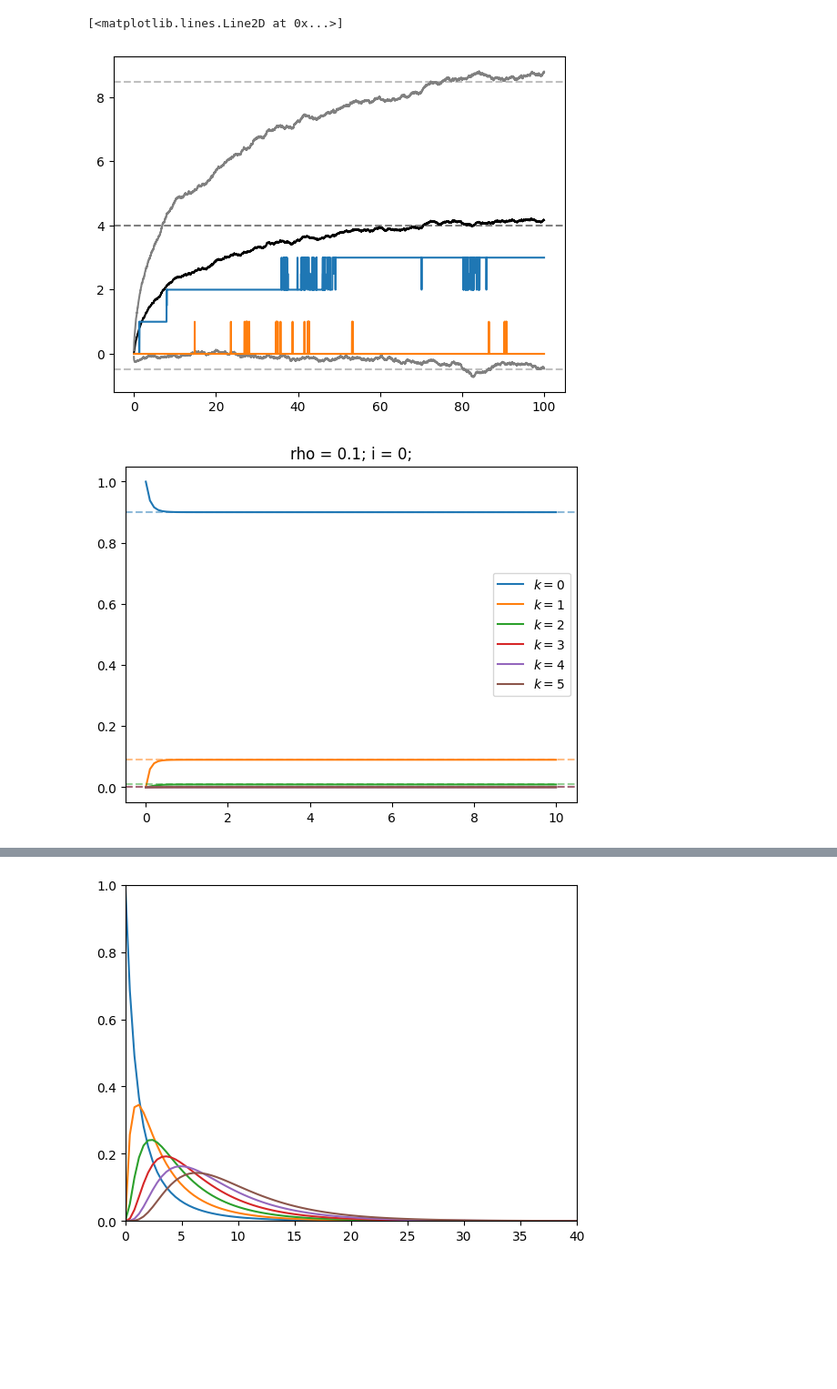
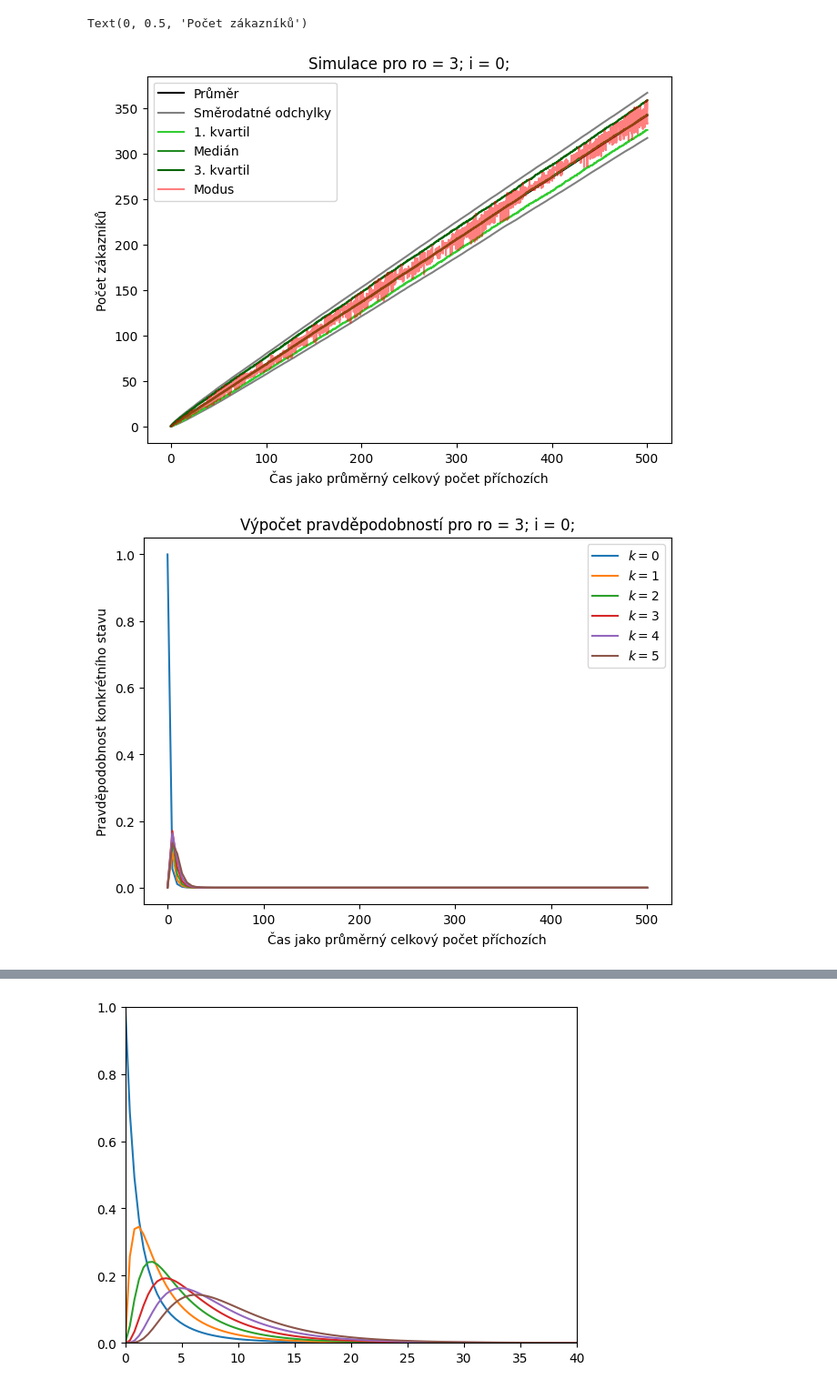
Before and after one commit to Dxlaby/SOC2025, a Jupyter notebook: graphs_p_k.ipynb, the cells around one changed output, grey strips where cells are left out. Shown at 91% size. Drawn from its saved outputs; the diff is of its cells as text; code cells hidden in the pictures; blank space fills up the shorter version.

Commit message:
Adding simulation and graphs

```diff
--- a/graphs_p_k.ipynb
+++ b/graphs_p_k.ipynb
@@ -65,51 +68,68 @@ def simulationStats(numSim, nSpace, rho, i):
+# %%
+rho = 3
+i = 0
+maxNumberN = 500
 # %%
-rho = 0.8
-i = 0
-maxNumberN = 100
 n_steps = 10000
 n = np.linspace(0, maxNumberN, n_steps)
 simsCount = 1000
 
 # sim = simulation(n, rho, i)
-mean, median, mode, SD  = simulationStats(simsCount, n, rho, i)
+mean, median, mode, SD, Q1, Q3  = simulationStats(simsCount, n, rho, i)
 
-limAvrage = rho/(1-rho)
-limSD = np.sqrt(rho/(1-rho)**2)
+# limAvrage = rho/(1-rho)
+# limSD = np.sqrt(rho/(1-rho)**2)
 
-plt.plot(n, mean, color='black')
-plt.axhline(y=limAvrage, color=plt.gca().lines[-1].get_color(), linestyle='--', alpha=0.5)
+fig, ax = plt.subplots(layout='constrained')
 
-plt.plot(n, mean+SD, color='grey')
-plt.axhline(y=limAvrage+limSD, color=plt.gca().lines[-1].get_color(), linestyle='--', alpha=0.5)
+plt.plot(n, mean, color='black', label='Průměr')
+# plt.axhline(y=limAvrage, color=plt.gca().lines[-1].get_color(), linestyle='--', alpha=0.5)
+
+plt.plot(n, mean+SD, color='grey', label='Směrodatné odchylky')
+# plt.axhline(y=limAvrage+limSD, color=plt.gca().lines[-1].get_color(), linestyle='--', alpha=0.5)
 
 plt.plot(n, mean-SD, color='grey')
-plt.axhline(y=limAvrage-limSD, color=plt.gca().lines[-1].get_color(), linestyle='--', alpha=0.5)
+# plt.axhline(y=limAvrage-limSD, color=plt.gca().lines[-1].get_color(), linestyle='--', alpha=0.5)
 
-plt.plot(n, median)
-plt.plot(n, mode)
+plt.plot(n, Q1, color='limegreen', label='1. kvartil')
+plt.plot(n, median, color='forestgreen', label='Medián')
+plt.plot(n, Q3, color='darkgreen', label='3. kvartil')
+
+plt.plot(n, mode, color='red', label='Modus', alpha=0.5)
+
+plt.legend(loc='best')
+plt.title('Simulace pro ro = {rho}; i = {i};'.format(rho = rho, i = i))
+
+ax.set_xlabel('Čas jako průměrný celkový počet příchozích')
+ax.set_ylabel('Počet zákazníků')
 # %% [output]
-[<matplotlib.lines.Line2D at 0x...>]
+Text(0, 0.5, 'Počet zákazníků')
-[figure, old version]
+[figure, new version]
 # %%
-rho = 0.1
-i = 0
-maxNumberN = 10
 n_steps = 100
 n = np.linspace(0, maxNumberN, n_steps)
 probK = np.vectorize(probability)
 k = 1
 
+fig, ax = plt.subplots(layout='constrained')
+
+ax.set_ylim([0, 0.2])
 
 for k in range(6):
     plt.plot(n, probK(k, n, rho, i), label='$k = {k}$'.format(k=k))
     limit_value = (1-rho)*rho**k
-    plt.axhline(y=limit_value, color=plt.gca().lines[-1].get_color(), linestyle='--', alpha=0.5)
+    # plt.axhline(y=limit_value, color=plt.gca().lines[-1].get_color(), linestyle='--', alpha=0.5)
+
 
 plt.legend(loc='best')
-plt.title('rho = {rho}; i = {i};'.format(rho = rho, i = i))
+plt.title('Výpočet pravděpodobností pro ro = {rho}; i = {i};'.format(rho = rho, i = i))
+
+ax.set_xlabel('Čas jako průměrný celkový počet příchozích')
+ax.set_ylabel('Pravděpodobnost konkrétního stavu')
+
 plt.show()
 # %% [output]
-[figure, old version]
+[figure, new version]
 # %%
 rho = 0.25
 i = 0
```
Also changed, not shown: parts of 8 cells of this notebook, 14 other files.
